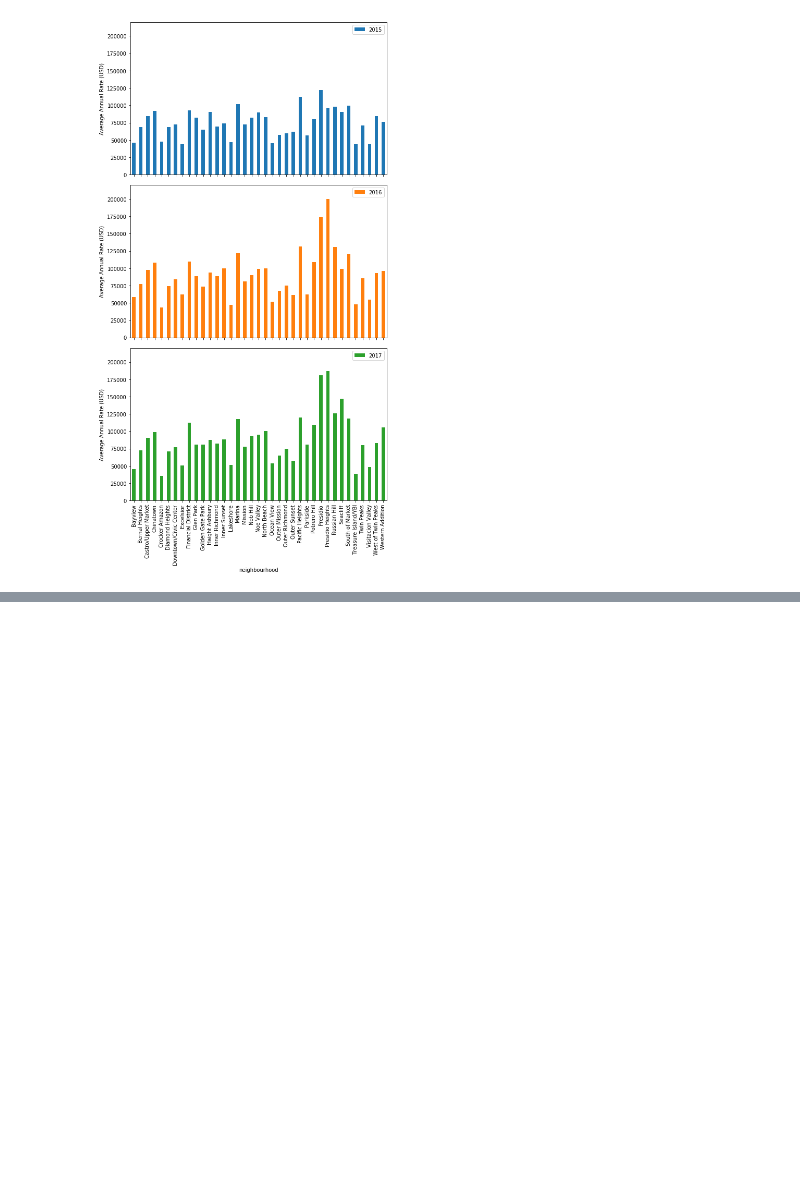
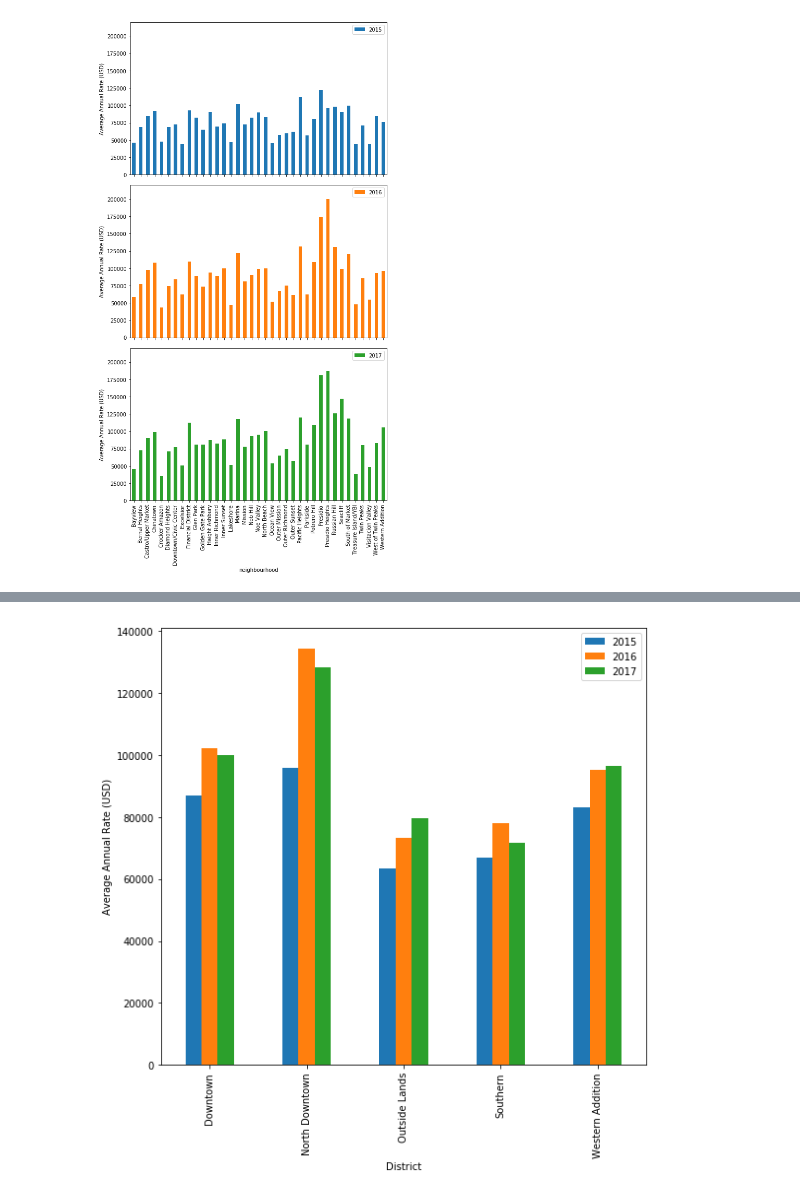
Before and after one commit to rochiecuevas/shared_accommodations, a Jupyter notebook: Airbnb Analysis/AirbnbRateVisualisation.ipynb, the cells around one changed output, grey strips where cells are left out. Cells and saved outputs as stored; diff of their text form; code cells hidden in the pictures; blank space fills up the shorter version.

Commit message:
updated graphs to include districts

```diff
--- a/Airbnb Analysis/AirbnbRateVisualisation.ipynb
+++ b/Airbnb Analysis/AirbnbRateVisualisation.ipynb
@@ -48,0 +54,4 @@ plt.savefig("../Images/Airbnb_annual_avg.svg")
+# %%
+# Group the data by neighbourhood
+df2 = round(df.groupby("District").mean(),2)
+df2.reset_index()
@@ -48,0 +65,11 @@ plt.savefig("../Images/Airbnb_annual_avg.svg")
+# %%
+# Plot annual average rate of Airbnb
+ax2 = df2.plot.bar(figsize = (8, 8))
+ax2.set_ylabel("Average Annual Rate (USD)")
+
+# Save file as svg
+plt.tight_layout()
+plt.savefig("../Images/Airbnb_annual_avg2.svg")
+plt.savefig("../Images/Airbnb_annual_avg2.png")
+# %% [output]
+[figure, added]
```
Also changed, not shown: parts of 5 cells of this notebook, 4 other files.
